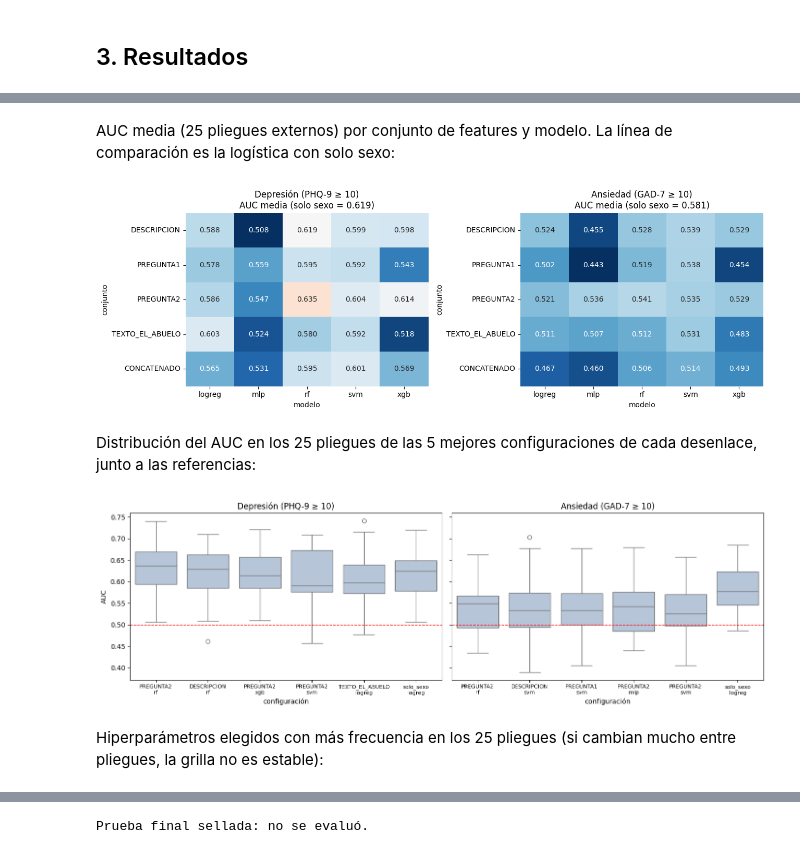
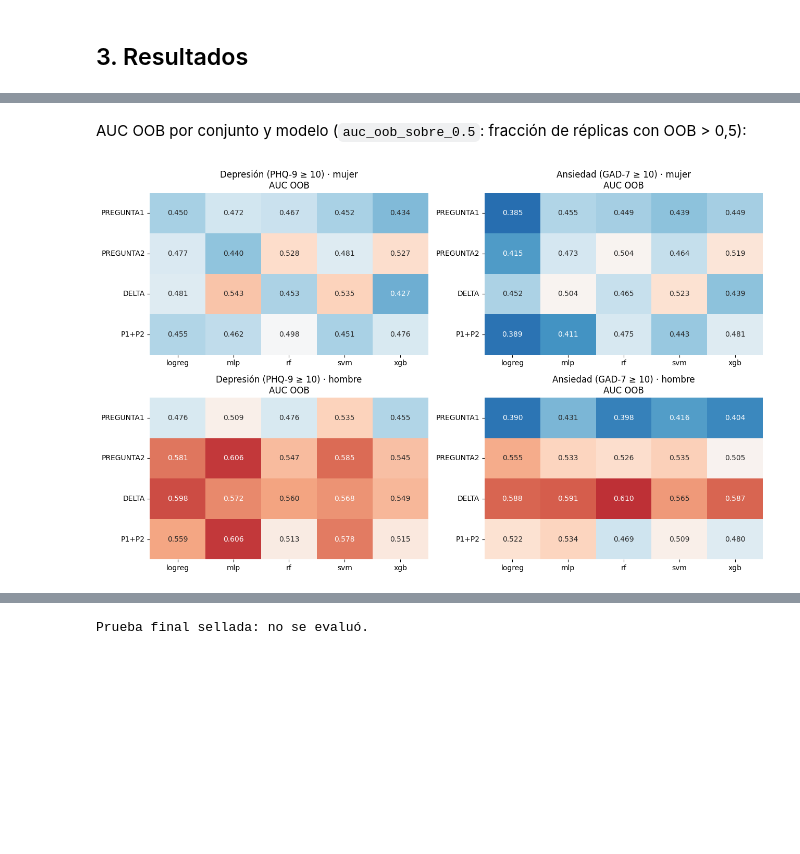
Before and after one commit to VicenteSonez/UA-DB, a Jupyter notebook: modelado/03_predictivo.ipynb, the cells around one changed output, grey strips where cells are left out. Saved outputs shown, nothing was run; the diff lists cells and outputs as text; code cells hidden in the pictures; blank space fills up the shorter version.

```diff
--- a/modelado/03_predictivo.ipynb
+++ b/modelado/03_predictivo.ipynb
@@ -149,15 +187,19 @@ Tiempo total: 53.9 min
 ## 3. Resultados
 # %%
 filas = []
-for (obj, conj, mod), r in resultados.items():
-    fila = {"objetivo": obj, "conjunto": conj, "modelo": mod}
-    for k, v in r["cv"].items():
-        fila[f"{k}_media"], fila[f"{k}_de"] = v.mean(), v.std()
+for (s, obj, conj, mod), r in resultados.items():
+    fila = {"sexo": s, "objetivo": obj, "conjunto": conj, "modelo": mod, "auc_632": r["auc_632"],
+            "auc_aparente": r["aparente"]["auc"], "auc_oob": r["oob"]["auc"], "auc_oob_de": r["por_replica"]["auc"].std(),
+            "auc_oob_sobre_0.5": (r["por_replica"]["auc"] > 0.5).mean()}
+    for k in ["bal_acc", "sens", "esp"]:
+        fila[f"{k}_oob"] = r["oob"][k]
     fila["segundos"] = r["seg"]
     filas.append(fila)
 tabla = pd.DataFrame(filas)
-for obj, nombre in OBJETIVOS.items():
-    print(f"==================== {nombre}")
-    display(tabla[tabla["objetivo"] == obj].drop(columns="objetivo")
-            .sort_values("auc_media", ascending=False).round(3).reset_index(drop=True))
+modelos_voz = tabla[tabla["conjunto"].isin(list(CONJUNTOS))]
+for s in SEXOS:
+    for obj, nombre in OBJETIVOS.items():
+        print(f"==================== {nombre} · {s}")
+        display(tabla[(tabla["sexo"] == s) & (tabla["objetivo"] == obj)].drop(columns=["sexo", "objetivo"])
+                .sort_values(["auc_632", "auc_oob"], ascending=False).round(3).reset_index(drop=True))
 # %% [output]
@@ -200,29 +278,13 @@ for obj, nombre in OBJETIVOS.items():
-# %% [markdown]
-AUC media (25 pliegues externos) por conjunto de features y modelo. La línea de comparación es la logística con solo sexo:
+# %% [markdown]
+AUC OOB por conjunto y modelo (`auc_oob_sobre_0.5`: fracción de réplicas con OOB > 0,5):
 # %%
-fig, ax = plt.subplots(1, 2, figsize=(13, 4.5))
-for a, (obj, nombre) in zip(ax, OBJETIVOS.items()):
-    t = tabla[(tabla["objetivo"] == obj) & tabla["conjunto"].isin(list(CONJUNTOS))]
-    mapa = t.pivot(index="conjunto", columns="modelo", values="auc_media").loc[list(CONJUNTOS)]
-    ref = tabla.query("objetivo == @obj and conjunto == 'solo_sexo'")["auc_media"].iloc[0]
-    sns.heatmap(mapa, annot=True, fmt=".3f", cmap="RdBu_r", center=ref, ax=a, cbar=False)
-    a.set_title(f"{nombre}\nAUC media (solo sexo = {ref:.3f})")
+fig, ax = plt.subplots(2, 2, figsize=(13, 8))
+for i, s in enumerate(SEXOS):
+    for j, (obj, nombre) in enumerate(OBJETIVOS.items()):
+        t = modelos_voz[(modelos_voz["sexo"] == s) & (modelos_voz["objetivo"] == obj)]
+        mapa = t.pivot(index="conjunto", columns="modelo", values="auc_oob").loc[list(CONJUNTOS)]
+        sns.heatmap(mapa, annot=True, fmt=".3f", cmap="RdBu_r", center=0.5, vmin=0.35, vmax=0.65, ax=ax[i, j], cbar=False)
+        ax[i, j].set_title(f"{nombre} · {s}\nAUC OOB"); ax[i, j].set_xlabel(""); ax[i, j].set_ylabel("")
 plt.tight_layout(); plt.show()
 # %% [output]
-[figure, old version]
+[figure, new version]
-# %% [markdown]
-Distribución del AUC en los 25 pliegues de las 5 mejores configuraciones de cada desenlace, junto a las referencias:
-# %%
-fig, ax = plt.subplots(1, 2, figsize=(14, 4.5), sharey=True)
-for a, (obj, nombre) in zip(ax, OBJETIVOS.items()):
-    t = tabla[(tabla["objetivo"] == obj) & tabla["conjunto"].isin(list(CONJUNTOS))].nlargest(5, "auc_media")
-    claves = [(obj, c, m) for c, m in zip(t["conjunto"], t["modelo"])] + [(obj, "solo_sexo", "logreg")]
-    largo = pd.DataFrame([(f"{c}\n{m}", v) for (_, c, m) in claves for v in resultados[(obj, c, m)]["cv"]["auc"]],
-                         columns=["configuración", "AUC"])
-    sns.boxplot(data=largo, x="configuración", y="AUC", ax=a, color="lightsteelblue")
-    a.axhline(0.5, color="red", ls="--", lw=1); a.set_title(nombre); a.tick_params(axis="x", labelsize=8)
-plt.tight_layout(); plt.show()
-# %% [output]
-[figure, removed]
-# %% [markdown]
-Hiperparámetros elegidos con más frecuencia en los 25 pliegues (si cambian mucho entre pliegues, la grilla no es estable):
```
Also changed, not shown: parts of 32 cells of this notebook, 3 other files.
